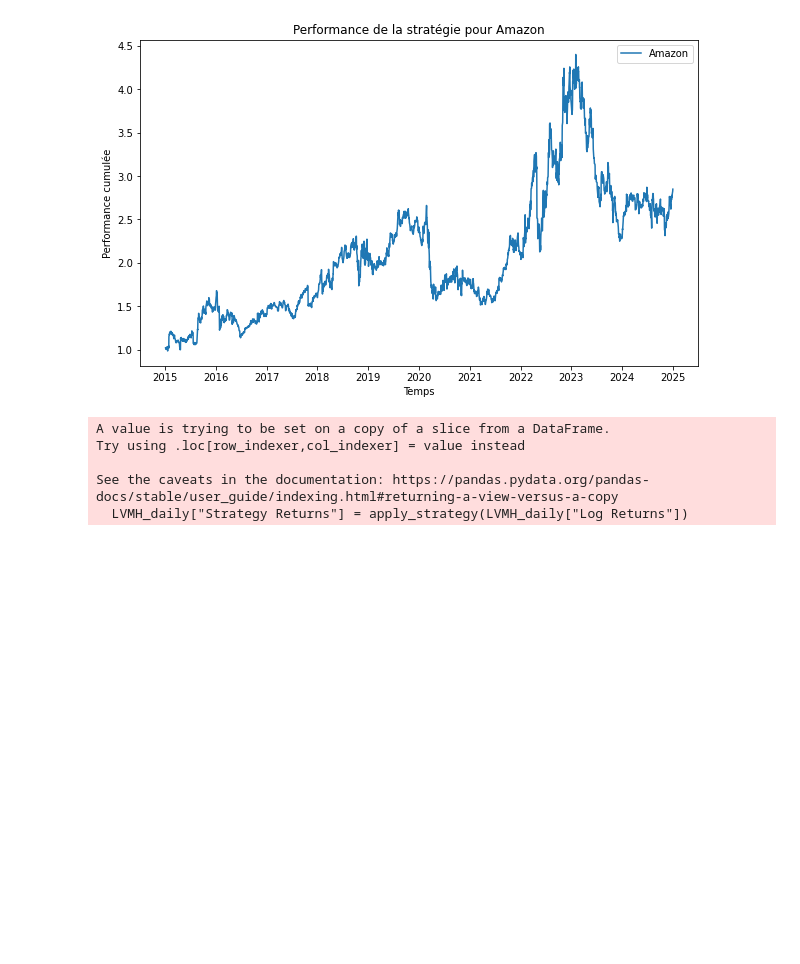
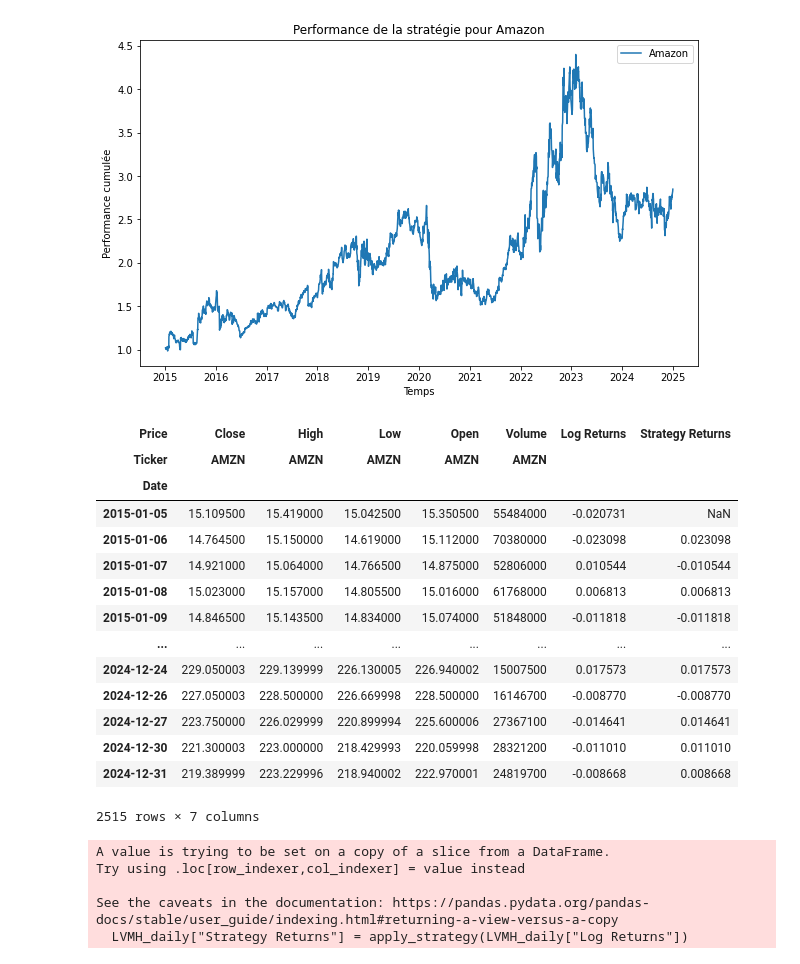
Before and after one commit to ethantrentin/Markets-Physic, a Jupyter notebook: TP1.ipynb, the cells around one changed output. Drawn from its saved outputs; the diff is of its cells as text; code cells hidden in the pictures; blank space fills up the shorter version.

```diff
--- a/TP1.ipynb
+++ b/TP1.ipynb
@@ -833,6 +834,24 @@ AMZN_daily["Strategy Returns"] = apply_strategy(AMZN_daily["Log Returns"])
 plot_performance(AMZN_daily["Strategy Returns"], "Amazon")
 # %% [output]
 [figure]
+# %%
+AMZN_daily
+# %% [output]
+| Price | Close | High | Low | Open | Volume | Log Returns | Strategy Returns |
+| Ticker | AMZN | AMZN | AMZN | AMZN | AMZN |  |  |
+| Date |  |  |  |  |  |  |  |
+| 2015-01-05 | 15.109500 | 15.419000 | 15.042500 | 15.350500 | 55484000 | -0.020731 | NaN |
+| 2015-01-06 | 14.764500 | 15.150000 | 14.619000 | 15.112000 | 70380000 | -0.023098 | 0.023098 |
+| 2015-01-07 | 14.921000 | 15.064000 | 14.766500 | 14.875000 | 52806000 | 0.010544 | -0.010544 |
+| 2015-01-08 | 15.023000 | 15.157000 | 14.805500 | 15.016000 | 61768000 | 0.006813 | 0.006813 |
+| 2015-01-09 | 14.846500 | 15.143500 | 14.834000 | 15.074000 | 51848000 | -0.011818 | -0.011818 |
+| ... | ... | ... | ... | ... | ... | ... | ... |
+| 2024-12-24 | 229.050003 | 229.139999 | 226.130005 | 226.940002 | 15007500 | 0.017573 | 0.017573 |
+| 2024-12-26 | 227.050003 | 228.500000 | 226.669998 | 228.500000 | 16146700 | -0.008770 | -0.008770 |
+| 2024-12-27 | 223.750000 | 226.029999 | 220.899994 | 225.600006 | 27367100 | -0.014641 | 0.014641 |
+| 2024-12-30 | 221.300003 | 223.000000 | 218.429993 | 220.059998 | 28321200 | -0.011010 | 0.011010 |
+| 2024-12-31 | 219.389999 | 223.229996 | 218.940002 | 222.970001 | 24819700 | -0.008668 | 0.008668 |
+2515 rows × 7 columns
 # %%
 LVMH_daily["Strategy Returns"] = apply_strategy(LVMH_daily["Log Returns"])
 plot_performance(LVMH_daily["Strategy Returns"], "LVMH")
```
Also changed, not shown: parts of 5 cells of this notebook.
